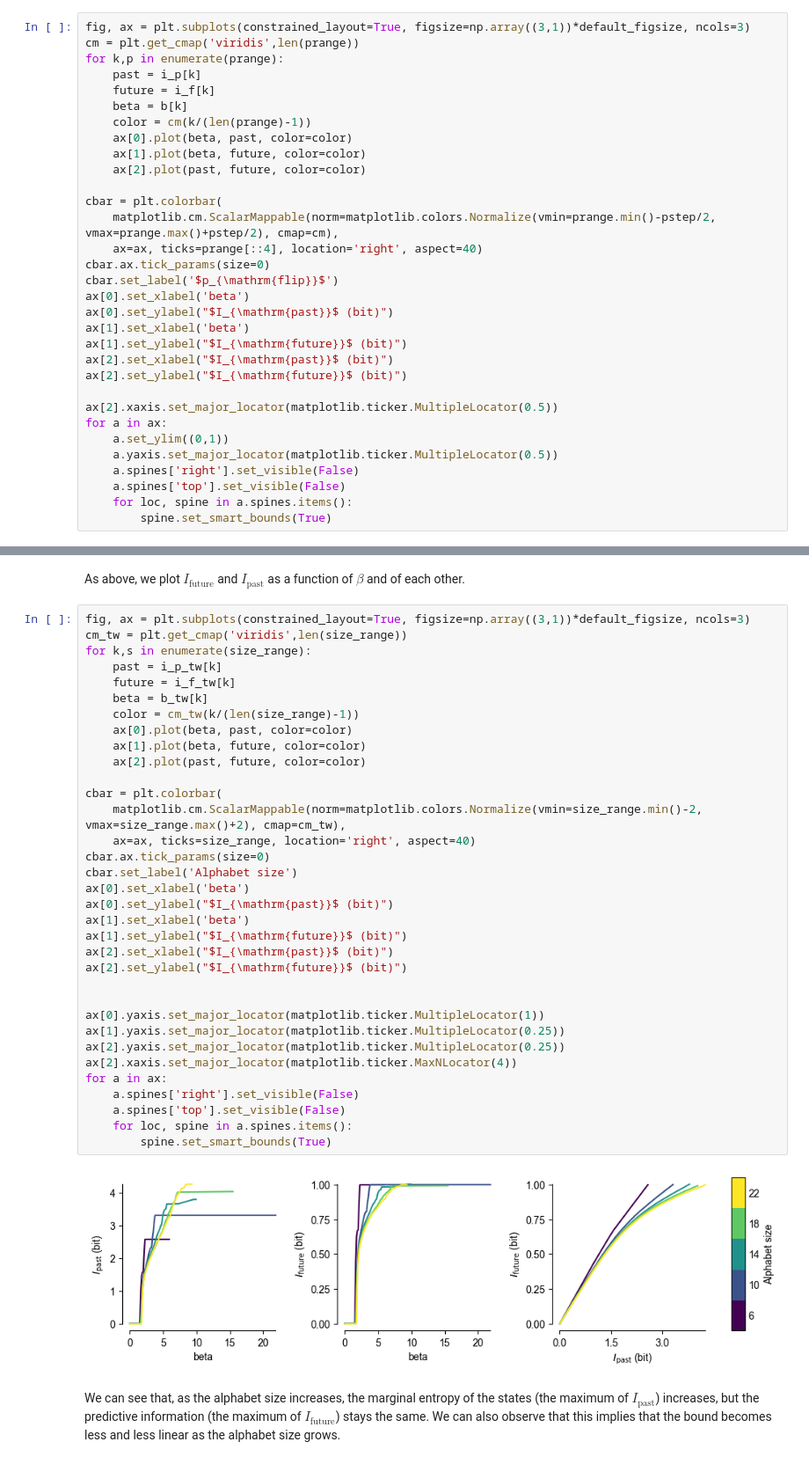
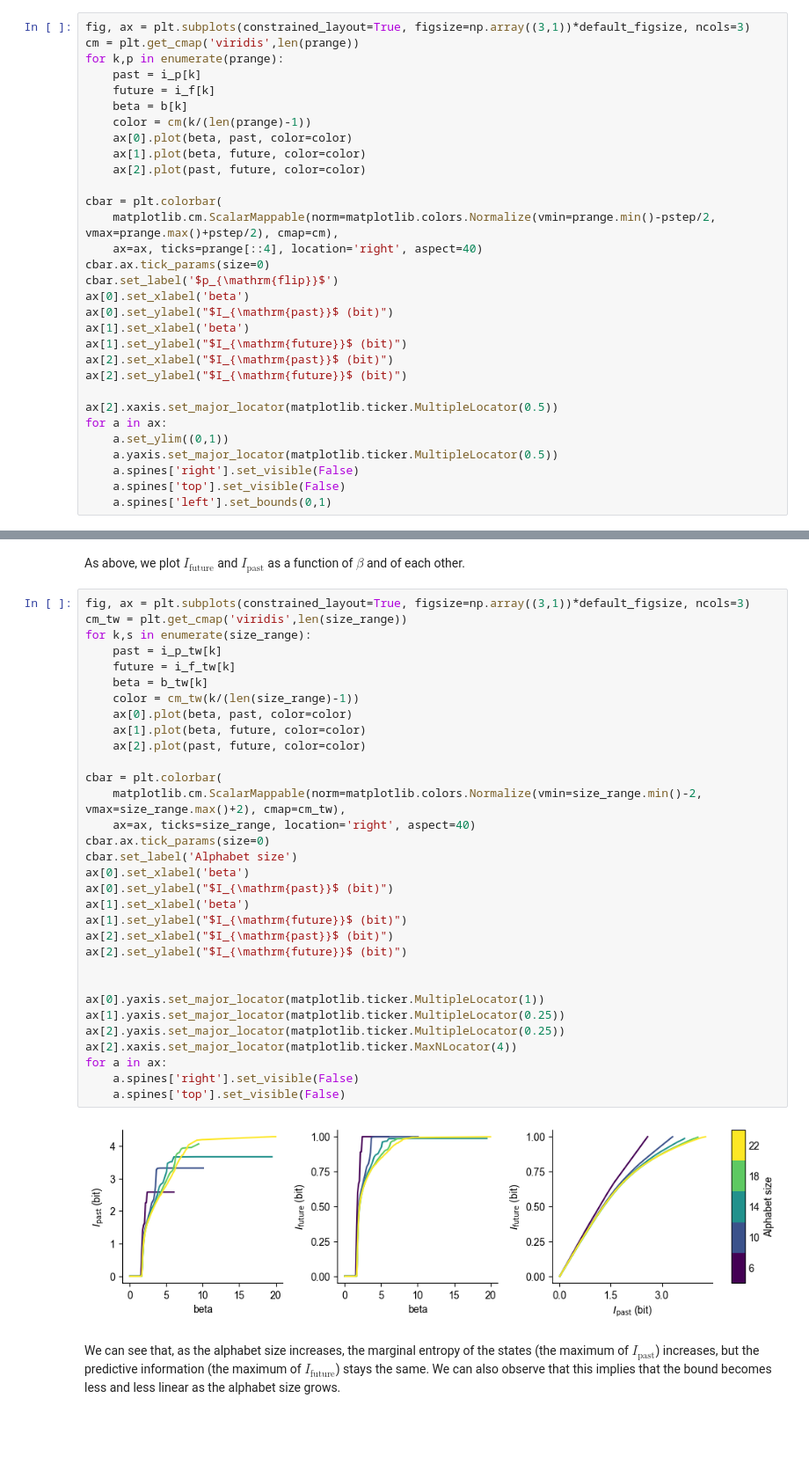
Before and after one commit to epiasini/embo-github-mirror, a Jupyter notebook: embo/examples/Markov-Chains.ipynb, the cells around one changed output, grey strips where cells are left out. Shown at 88% size. Cells and saved outputs as stored; diff of their text form; blank space fills up the shorter version.

```diff
--- a/embo/examples/Markov-Chains.ipynb
+++ b/embo/examples/Markov-Chains.ipynb
@@ -153,6 +153,5 @@ for a in ax:
     a.yaxis.set_major_locator(matplotlib.ticker.MultipleLocator(0.5))
     a.spines['right'].set_visible(False)
     a.spines['top'].set_visible(False)
-    for loc, spine in a.spines.items():
-        spine.set_smart_bounds(True)
+    a.spines['left'].set_bounds(0,1)
 # %% [output]
@@ -185,36 +184,34 @@ cm_tw = plt.get_cmap('viridis',len(size_range))
 for k,s in enumerate(size_range):
     past = i_p_tw[k]
     future = i_f_tw[k]
     beta = b_tw[k]
     color = cm_tw(k/(len(size_range)-1))
     ax[0].plot(beta, past, color=color)
     ax[1].plot(beta, future, color=color)
     ax[2].plot(past, future, color=color)
 
 cbar = plt.colorbar(
     matplotlib.cm.ScalarMappable(norm=matplotlib.colors.Normalize(vmin=size_range.min()-2, vmax=size_range.max()+2), cmap=cm_tw),
     ax=ax, ticks=size_range, location='right', aspect=40)
 cbar.ax.tick_params(size=0)
 cbar.set_label('Alphabet size')
 ax[0].set_xlabel('beta')
 ax[0].set_ylabel("$I_{\mathrm{past}}$ (bit)")
 ax[1].set_xlabel('beta')
 ax[1].set_ylabel("$I_{\mathrm{future}}$ (bit)")
 ax[2].set_xlabel("$I_{\mathrm{past}}$ (bit)")
 ax[2].set_ylabel("$I_{\mathrm{future}}$ (bit)")
 
 
 ax[0].yaxis.set_major_locator(matplotlib.ticker.MultipleLocator(1))
 ax[1].yaxis.set_major_locator(matplotlib.ticker.MultipleLocator(0.25))
 ax[2].yaxis.set_major_locator(matplotlib.ticker.MultipleLocator(0.25))
 ax[2].xaxis.set_major_locator(matplotlib.ticker.MaxNLocator(4))
 for a in ax:
     a.spines['right'].set_visible(False)
     a.spines['top'].set_visible(False)
-    for loc, spine in a.spines.items():
-        spine.set_smart_bounds(True)
 # %% [output]
-[figure, old version]
+[figure, new version]
 # %% [markdown]
 We can see that, as the alphabet size increases, the marginal entropy of the states (the maximum of $I_{\text{past}}$) increases, but the predictive information (the maximum of $I_{\text{future}}$) stays the same. We can also observe that this implies that the bound becomes less and less linear as the alphabet size grows.
 # %% [markdown]
```
Also changed, not shown: parts of 2 cells of this notebook, 6 other files.
